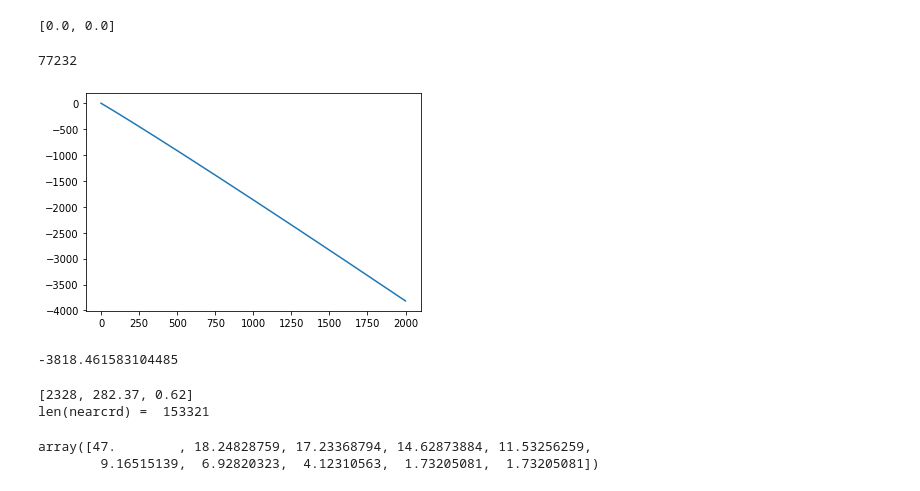
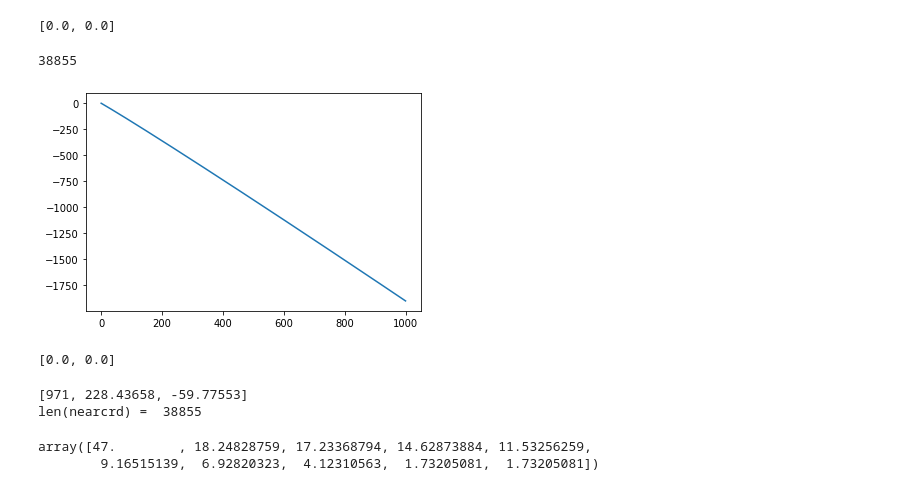
Before and after one commit to DarkWake9/Project-IceCube-Legacy, a Jupyter notebook: task4/task4d.ipynb, the cells around one changed output. Cells and saved outputs as stored; diff of their text form; code cells hidden in the pictures.

```diff
--- a/task4/task4d.ipynb
+++ b/task4/task4d.ipynb
@@ -216,21 +210,21 @@ singpsr(2012)
 # %%
 def plotpsr(psrno):
     cut = 5
     cone = 5
     nuind, decdf = angdecfinder(psrno, cut)
     S = S_ij(psrno, nuind)
     B = bgs(psrno, cone)
     Ns = len(nuind)
-    tns=[TS(psrno, i, S, B, Ns) for i in range(0, 2000)]
+    tns=[TS(psrno, i, S, B, Ns) for i in range(0, 1000)]
     print(Ns)
-    plt.plot(range(0, 2000), tns)
+    plt.plot(range(0, 1000), tns)
     plt.show()
-    print(TS(psrno, 2000, S, B, Ns))
-plotpsr(2012)
+    print([ns_for_TSmax(psrno, S, B, Ns), TS(psrno, ns_for_TSmax(psrno, S, B, Ns), S, B, Ns)])
+plotpsr(971)
 # %% [output]
-77232
+38855
-[figure, old version]
+[figure, new version]
--3818.461583104485
+[0.0, 0.0]
 # %%
 def psrcustom(arr):
     cut = 5
@@ -244,10 +238,10 @@ def psrcustom(arr):
         np.savetxt(f"outputs/ndecnear{psrno}.txt", nearcrd)
         print("len(nearcrd) = ", len(nearcrd))
 
-psrcustom([np.argmax(sqrtts)])
+psrcustom([971])
 # %% [output]
-[2328, 282.37, 0.62]
-len(nearcrd) =  153321
+[971, 228.43658, -59.77553]
+len(nearcrd) =  38855
 # %%
 binnedsts, wsts = np.histogram(sqrtts, 10)
 
```
Also changed, not shown: parts of 5 cells of this notebook, 1 other file.
